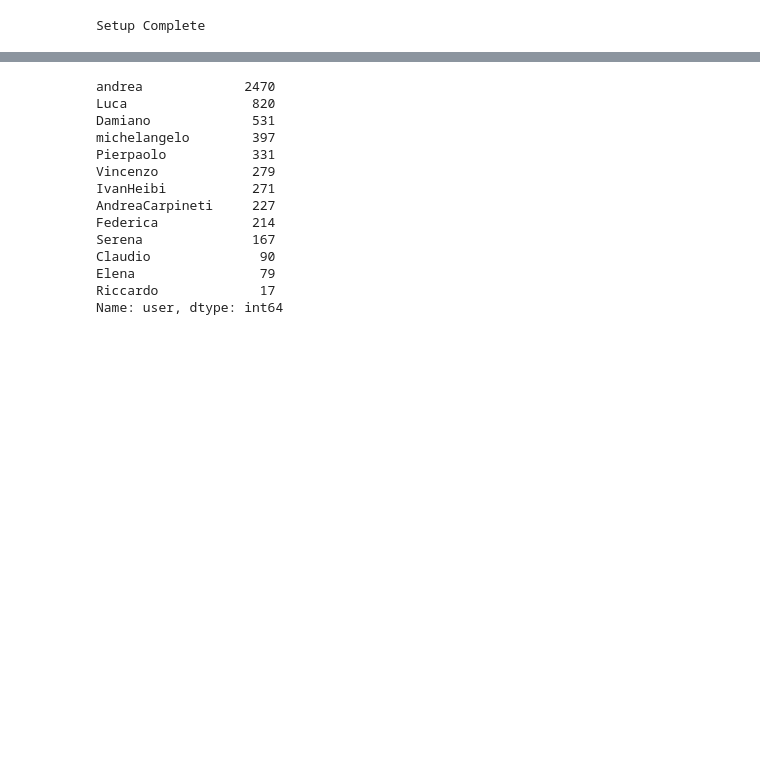
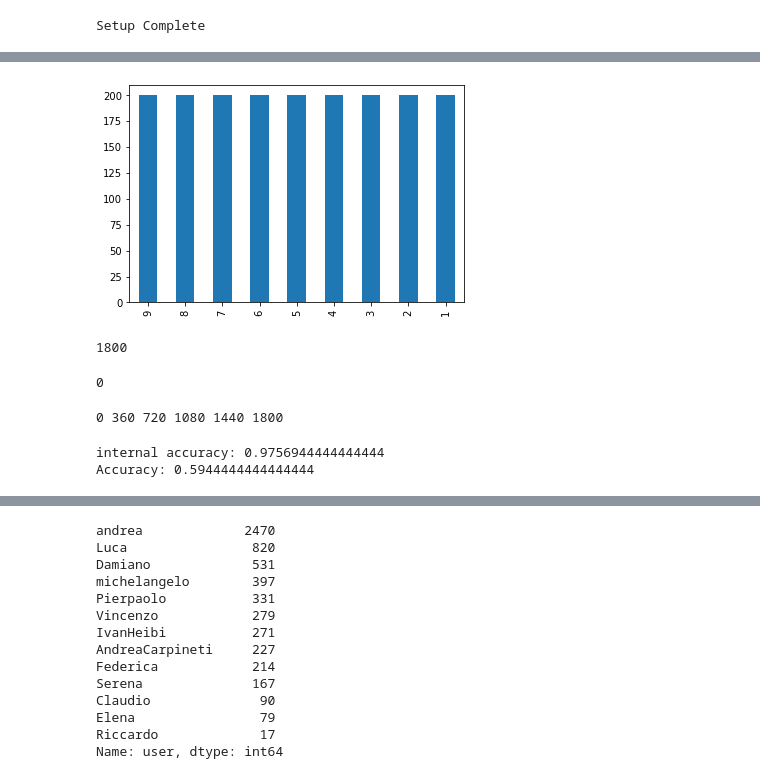
Before and after one commit to Newton-Fitness/Build_week_02, a Jupyter notebook: Newton_Fitness_Feature_Eng.ipynb, the cells around one changed output, grey strips where cells are left out. Drawn from its saved outputs; the diff is of its cells as text; code cells hidden in the pictures; blank space fills up the shorter version.

```diff
--- a/Newton_Fitness_Feature_Eng.ipynb
+++ b/Newton_Fitness_Feature_Eng.ipynb
@@ -69,0 +60,8 @@ df
+# %%
+grouped = df.groupby(df.user)
+user_dict = {}
+sample_df = df[:0]
+for i in range(1,10):
+    user_dict[i] = grouped.get_group(i)
+    user_dict[i] = user_dict[i].sample(n=200)
+    sample_df = sample_df.append(user_dict[i])
@@ -69,0 +84,10 @@ df
+# %%
+list_users=sample_df.user.unique()
+ax = sample_df['user'].value_counts().plot(kind='bar')
+ax.figure.savefig('user_distribution.png')
+# %% [output]
+[figure, added]
+# %%
+sample_df.isna().sum().sum()
+# %% [output]
+1800
@@ -69,0 +97,52 @@ df
+# %%
+sample_df.isna().sum().sum()
+# %% [output]
+0
+# %%
+df2 = sample_df
+train_pct_index1 = int(0.2 * len(df2))
+train_pct_index2 = int(0.4 * len(df2))
+train_pct_index3 = int(0.6 * len(df2))
+train_pct_index4 = int(0.8 * len(df2))
+print(0,train_pct_index1,train_pct_index2,train_pct_index3,train_pct_index4,len(df2))
+# first fold:
+train1, test1 =  df2[train_pct_index1:], df2[:train_pct_index1]  # 20 to 100
+# 2 fold:
+train2, test2 =  df2.head(train_pct_index2).append(df2.tail(train_pct_index2)), df2[train_pct_index1:train_pct_index2] # 40 to 100 + 0 to 20
+train3, test3 =  df2.head(-train_pct_index3).append(df2.head(train_pct_index2)), df2[train_pct_index2:train_pct_index3] # 60 to 100 + 0 to 40
+train4, test4 =  df2.head(-train_pct_index4).append(df2.head(train_pct_index3)), df2[train_pct_index3:train_pct_index4] # 80 to 100 + 0 to 60
+train5, test5 =  df2[:train_pct_index4], df2[train_pct_index4:]  # 0 to 80
+# %% [output]
+0 360 720 1080 1440 1800
+# %%
+# first fold: train1, test1
+# train separate
+train1 = train1.drop(['user'], axis=1)
+train1 = train1.drop(['id'], axis =1)
+
+# test separate
+test1 = test1.fillna(test1.mean())
+test1 =test1.drop(['user'], axis=1)
+test1 = test1.drop(['id'], axis =1)
+test1 = test1.dropna(axis=0)
+
+y = train1.target
+x = train1.loc[:, train1.columns != 'target']
+y1 = test1.target
+x1 = test1.loc[:, test1.columns != 'target']
+
+X_train, X_test, y_train, y_test = train_test_split(x, y, test_size=0.2)
+model=RandomForestClassifier(n_estimators=100)
+
+#Train the model using the training sets y_pred=clf.predict(X_test)
+model.fit(X_train,y_train)
+y_pred=model.predict(X_test)
+print("internal accuracy:", metrics.accuracy_score(y_test, y_pred))
+
+y_pred=model.predict(x1)
+fold1= metrics.accuracy_score(y1, y_pred)
+
+print("Accuracy:",fold1)
+# %% [output]
+internal accuracy: 0.9756944444444444
+Accuracy: 0.5944444444444444
```
Also changed, not shown: parts of 31 cells of this notebook, 3 other files.
